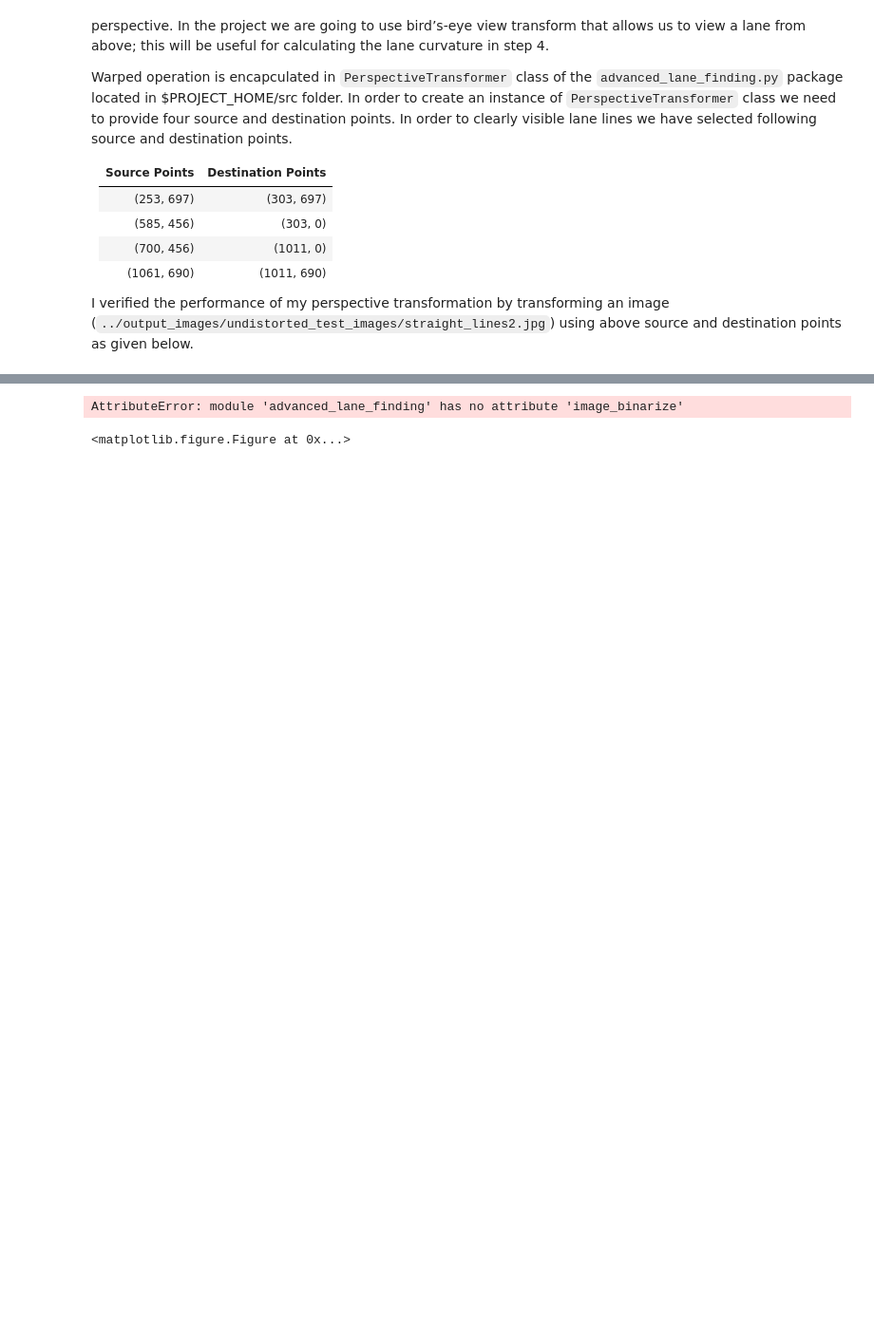
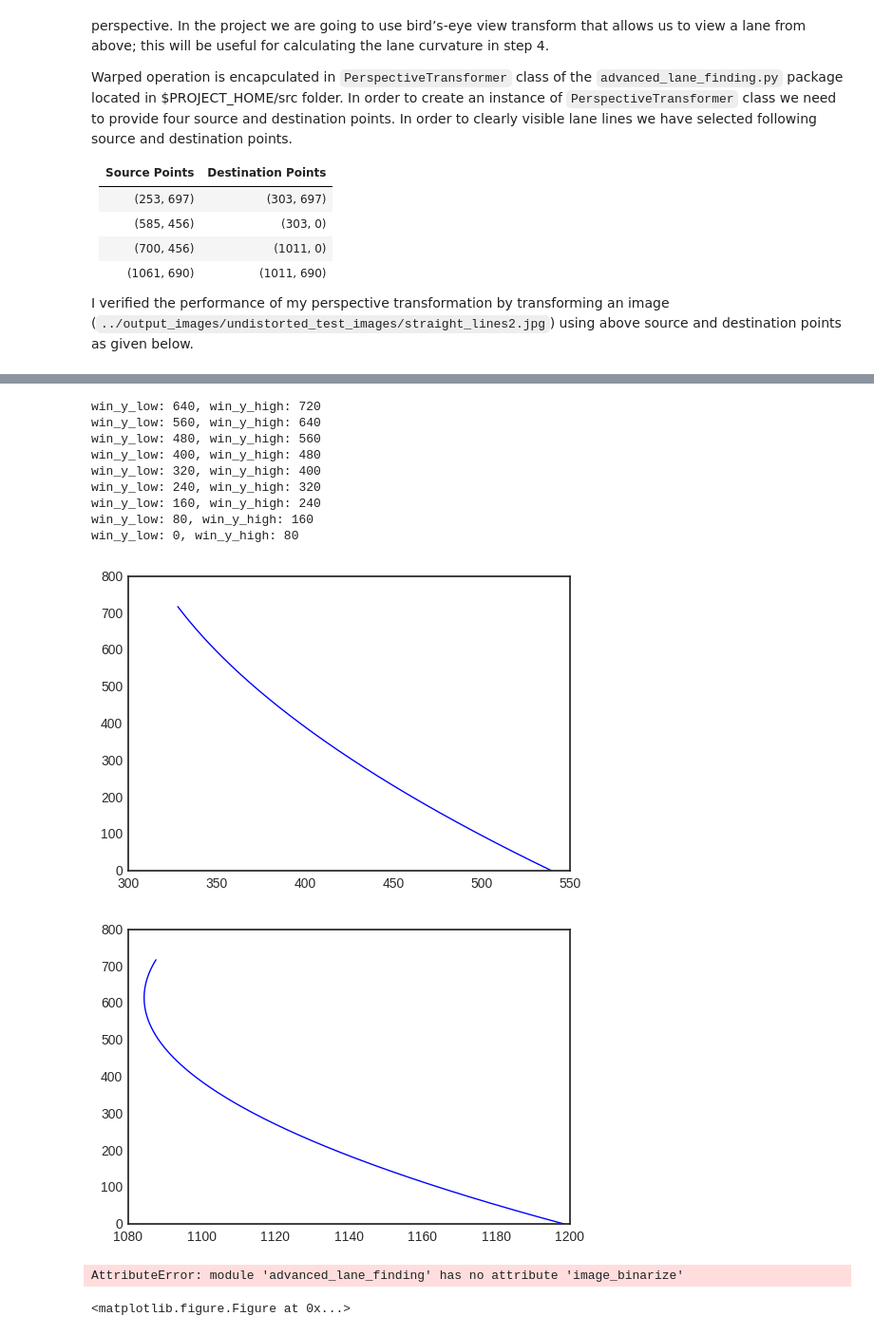
Before and after one commit to Allensmile/CarND-Advanced-Lane-Lines, a Jupyter notebook: src/Advanced_Lane_Line_Finding.ipynb, the cells around one changed output, grey strips where cells are left out. Shown at 95% size. Cells and saved outputs as stored; diff of their text form; code cells hidden in the pictures; blank space fills up the shorter version.

```diff
--- a/src/Advanced_Lane_Line_Finding.ipynb
+++ b/src/Advanced_Lane_Line_Finding.ipynb
@@ -260,0 +311,19 @@ plt.show()
+# %%
+nwindows = 9
+window_height = np.int(warped_image.shape[0] / nwindows)
+
+# Extracts x and y coordinates of non-zero pixels
+nonzero = warped_image.nonzero()
+nonzeroy = np.array(nonzero[0])
+nonzerox = np.array(nonzero[1])
+
+# Set current x coordinated for left and right
+leftx_current = leftx_base
+rightx_current = rightx_base
+
+margin = 75
+min_num_pixels = 35
+
+# save pixel ids in these two lists
+left_lane_inds = []
+right_lane_inds = []
@@ -260,0 +332,60 @@ plt.show()
+# %%
+for window in range(nwindows):
+    win_y_low = warped_image.shape[0] - (window + 1) * window_height
+    win_y_high = warped_image.shape[0] - window * window_height
+    print('win_y_low: {}, win_y_high: {}'.format(win_y_low, win_y_high))
+
+    win_xleft_low = leftx_current - margin
+    win_xleft_high = leftx_current + margin
+    win_xright_low = rightx_current - margin
+    win_xright_high = rightx_current + margin
+
+    good_left_inds = ((nonzeroy >= win_y_low) & (nonzeroy < win_y_high) & (nonzerox >= win_xleft_low) & (
+                nonzerox < win_xleft_high)).nonzero()[0]
+    good_right_inds = ((nonzeroy >= win_y_low) & (nonzeroy < win_y_high) & (nonzerox >= win_xright_low) & (
+                nonzerox < win_xright_high)).nonzero()[0]
+
+    # Append these indices to the lists
+    left_lane_inds.append(good_left_inds)
+    right_lane_inds.append(good_right_inds)
+
+    if len(good_left_inds) > min_num_pixels:
+        leftx_current = np.int(np.mean(nonzerox[good_left_inds]))
+    if len(good_right_inds) > min_num_pixels:
+        rightx_current = np.int(np.mean(nonzerox[good_right_inds]))
+
+# Concatenate the ndarrays of indices
+left_lane_inds = np.concatenate(left_lane_inds)
+right_lane_inds = np.concatenate(right_lane_inds)
+
+# Extract left and right line pixel positions
+leftx = nonzerox[left_lane_inds]
+lefty = nonzeroy[left_lane_inds]
+rightx = nonzerox[right_lane_inds]
+righty = nonzeroy[right_lane_inds]
+
+# Fit a second order polynomial to each
+left_fit = np.polyfit(lefty, leftx, 2)
+right_fit = np.polyfit(righty, rightx, 2)
+
+fity = np.linspace(0, warped_image.shape[0] - 1, warped_image.shape[0])
+fit_leftx = left_fit[0] * fity ** 2 + left_fit[1] * fity + left_fit[2]
+fit_rightx = right_fit[0] * fity ** 2 + right_fit[1] * fity + right_fit[2]
+
+plt.plot(fit_leftx, fity)
+plt.show()
+
+plt.plot(fit_rightx, fity)
+plt.show()
+# %% [output]
+win_y_low: 640, win_y_high: 720
+win_y_low: 560, win_y_high: 640
+win_y_low: 480, win_y_high: 560
+win_y_low: 400, win_y_high: 480
+win_y_low: 320, win_y_high: 400
+win_y_low: 240, win_y_high: 320
+win_y_low: 160, win_y_high: 240
+win_y_low: 80, win_y_high: 160
+win_y_low: 0, win_y_high: 80
+[figure, added]
+[figure, added]
```
Also changed, not shown: parts of 16 cells of this notebook.
